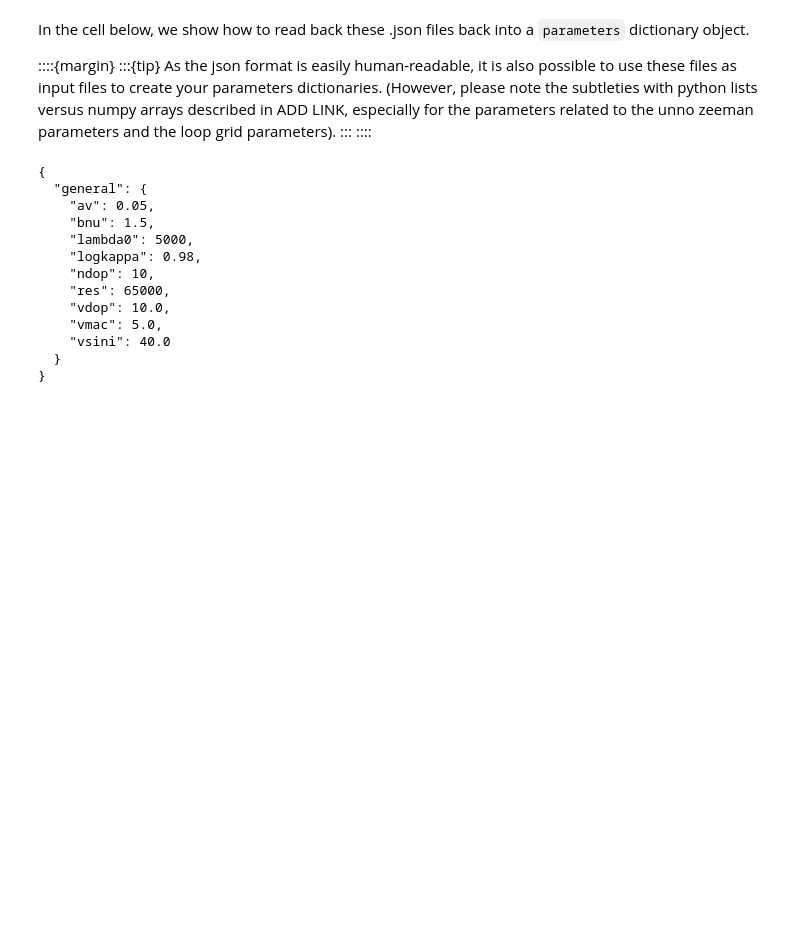
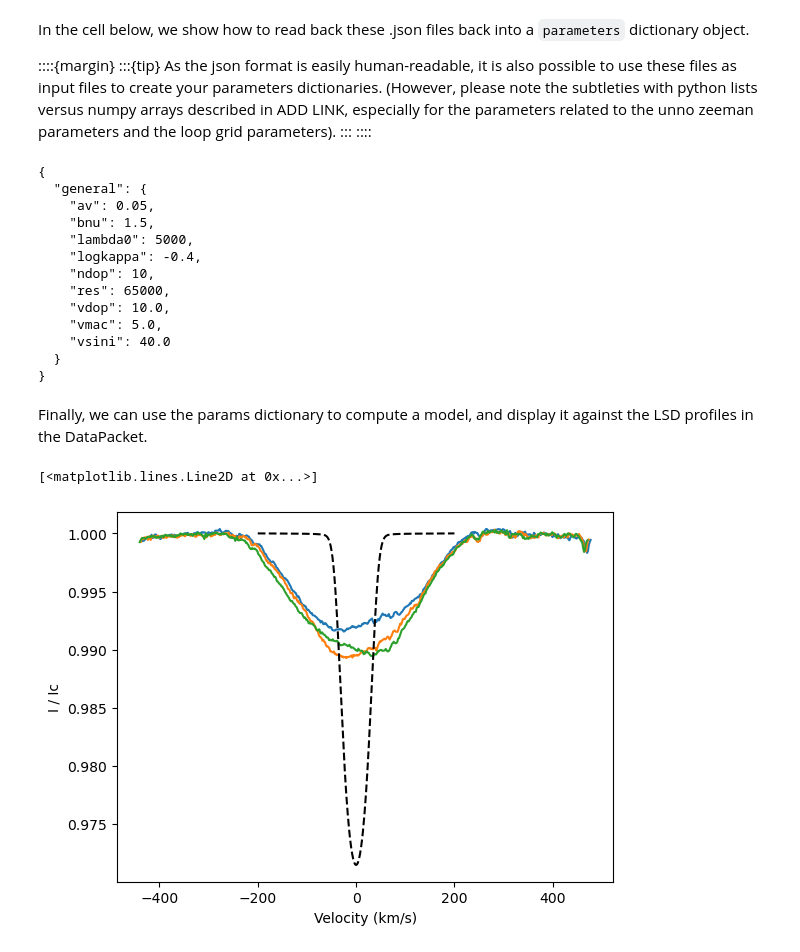
Before and after one commit to veropetit/pyRaven, a Jupyter notebook: JupyterBook/_build/jupyter_execute/SimpleApplication/02-FitIntensity.ipynb, the cells around one changed output. Cells and saved outputs as stored; diff of their text form; code cells hidden in the pictures; blank space fills up the shorter version.

```diff
--- a/JupyterBook/_build/jupyter_execute/SimpleApplication/02-FitIntensity.ipynb
+++ b/JupyterBook/_build/jupyter_execute/SimpleApplication/02-FitIntensity.ipynb
@@ -185,14 +168,14 @@ In the cell below, we show how to read back these .json files back into a `param
 # %%
 param = rav.params.read_parameters('ExampleOutput/02-FitIntensity/FitI_param_initial.json')
 
-param.pprint()
+print(param)
 # %% [output]
 {
   "general": {
     "av": 0.05,
     "bnu": 1.5,
     "lambda0": 5000,
-    "logkappa": 0.98,
+    "logkappa": -0.4,
     "ndop": 10,
     "res": 65000,
     "vdop": 10.0,
@@ -200,3 +183,18 @@ param.pprint()
     "vsini": 40.0
   }
 }
+# %% [markdown]
+Finally, we can use the params dictionary to compute a model, and display it against the LSD profiles in the DataPacket.
+# %%
+# compute the analytical model
+model = rav.diskint2.analytical(param)
+
+# Plot the scaled and normalized LSD profiles in the DataPacket
+fig, ax = plt.subplots(1,1)
+ax = DataPacket.scaled.plotI(ax)
+
+# overplot the model on the middle panel
+ax.plot(model['vel'], model['flux'], ls='--', c='k')
+# %% [output]
+[<matplotlib.lines.Line2D at 0x...>]
+[figure, added]
```
Also changed, not shown: parts of 26 cells of this notebook, 26 other files.
